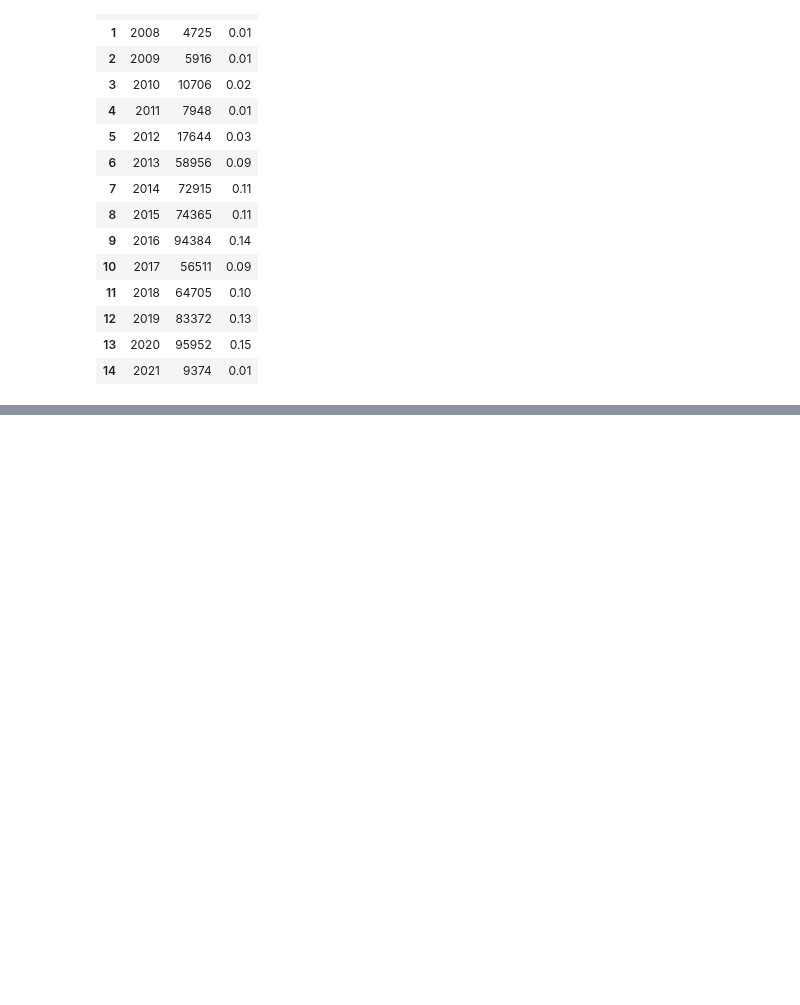
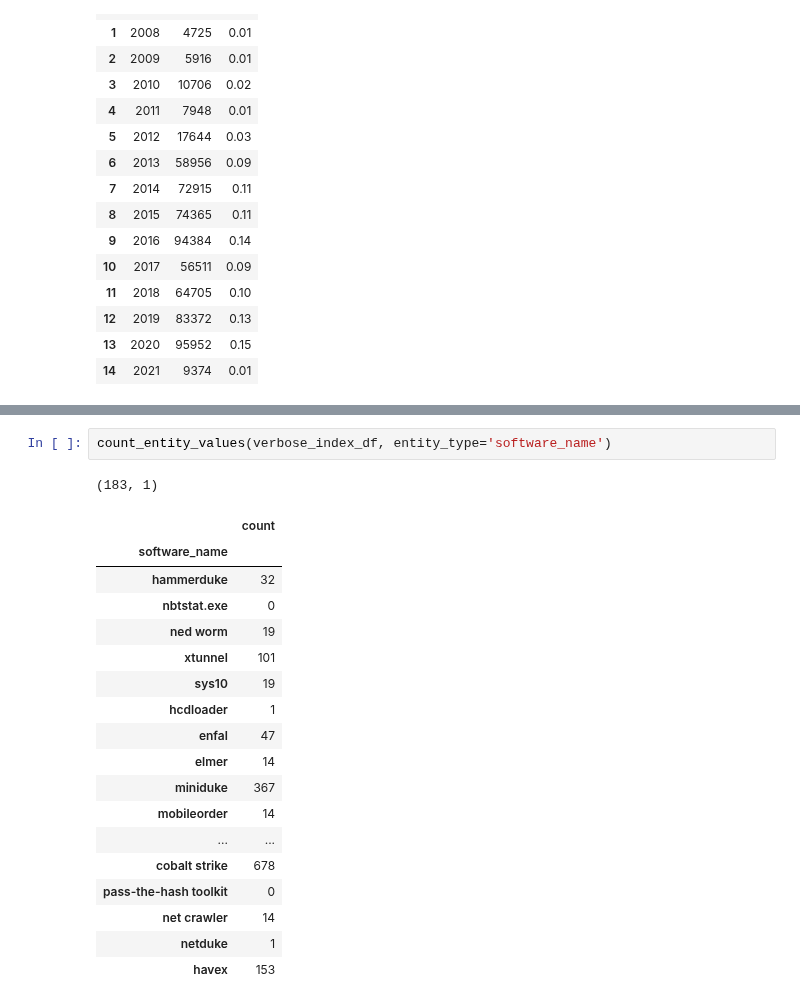
Before and after one commit to eyalho/Cyber_APT_Reports_NER, a Jupyter notebook: creating_data/show_stats_about_dataset.ipynb, the cells around one changed output, grey strips where cells are left out. Drawn from its saved outputs; the diff is of its cells as text; blank space fills up the shorter version.

```diff
--- a/creating_data/show_stats_about_dataset.ipynb
+++ b/creating_data/show_stats_about_dataset.ipynb
@@ -128,0 +142,22 @@ verbose_index_df.shape (657724, 476)
+# %%
+count_entity_values(verbose_index_df, entity_type='software_name')
+# %% [output]
+(183, 1)
+|  | count |
+| software_name |  |
+| hammerduke | 32 |
+| nbtstat.exe | 0 |
+| ned worm | 19 |
+| xtunnel | 101 |
+| sys10 | 19 |
+| hcdloader | 1 |
+| enfal | 47 |
+| elmer | 14 |
+| miniduke | 367 |
+| mobileorder | 14 |
+| ... | ... |
+| cobalt strike | 678 |
+| pass-the-hash toolkit | 0 |
+| net crawler | 14 |
+| netduke | 1 |
+| havex | 153 |
```
Also changed, not shown: parts of 9 cells of this notebook, 4 other files.
